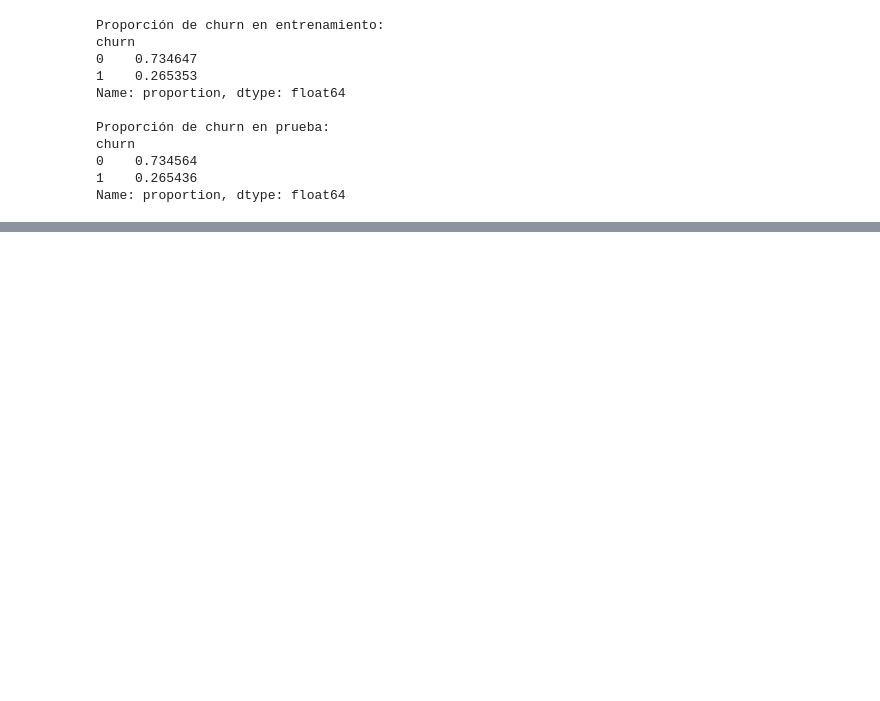
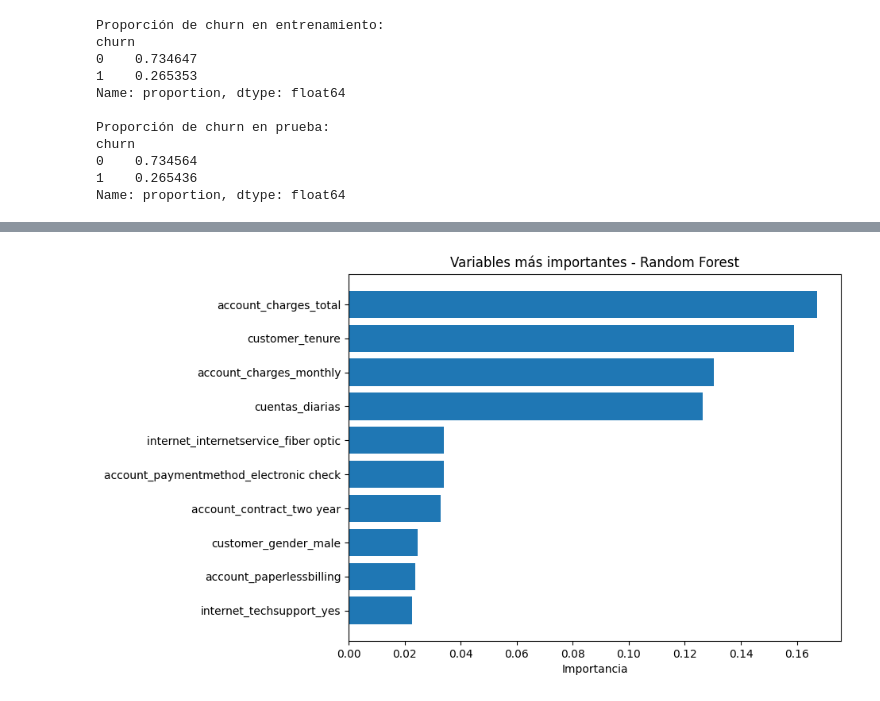
Before and after one commit to epjuarez/alura-challenge-telecomx2, a Jupyter notebook: alura_challenge_telecomx2.ipynb, the cells around one changed output, grey strips where cells are left out. Saved outputs shown, nothing was run; the diff lists cells and outputs as text; code cells hidden in the pictures; blank space fills up the shorter version.

```diff
--- a/alura_challenge_telecomx2.ipynb
+++ b/alura_challenge_telecomx2.ipynb
@@ -313,0 +509,12 @@ Name: proportion, dtype: float64
+# %%
+# Obtener importancia de variables
+importancias = pd.DataFrame({
+    "Variable": X.columns,
+    "Importancia": rf_model.feature_importances_
+})
+
+# Ordenar por importancia
+importancias = importancias.sort_values(by="Importancia", ascending=False)
+
+# Mostrar las variables más importantes
+print(importancias.head(10))
@@ -313,0 +533,11 @@ Name: proportion, dtype: float64
+# %%
+top_importancias = importancias.head(10)
+
+plt.figure(figsize=(8,6))
+plt.barh(top_importancias["Variable"], top_importancias["Importancia"])
+plt.title("Variables más importantes - Random Forest")
+plt.xlabel("Importancia")
+plt.gca().invert_yaxis()
+plt.show()
+# %% [output]
+[figure, added]
```
Also changed, not shown: parts of 30 cells of this notebook.
